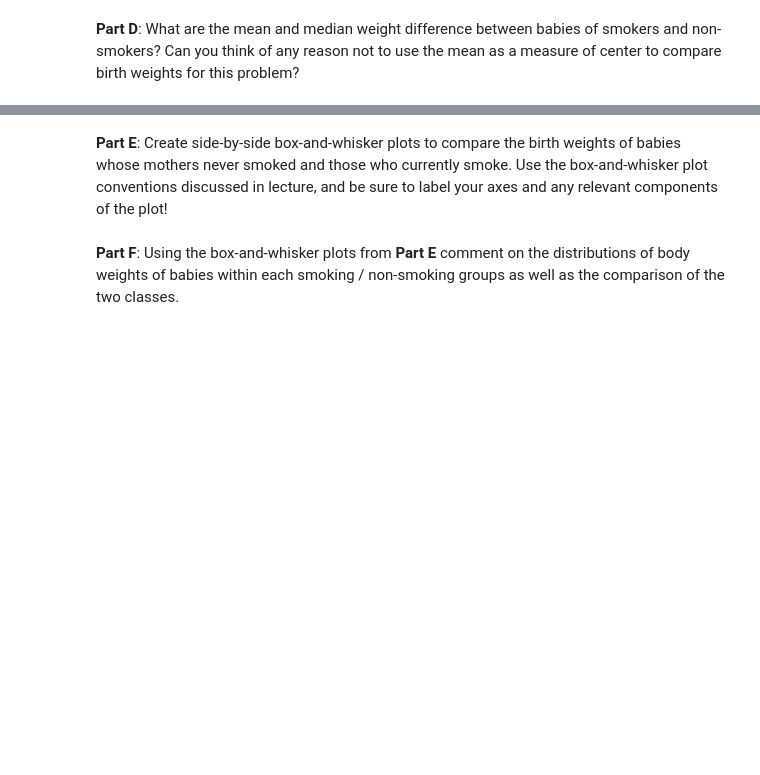
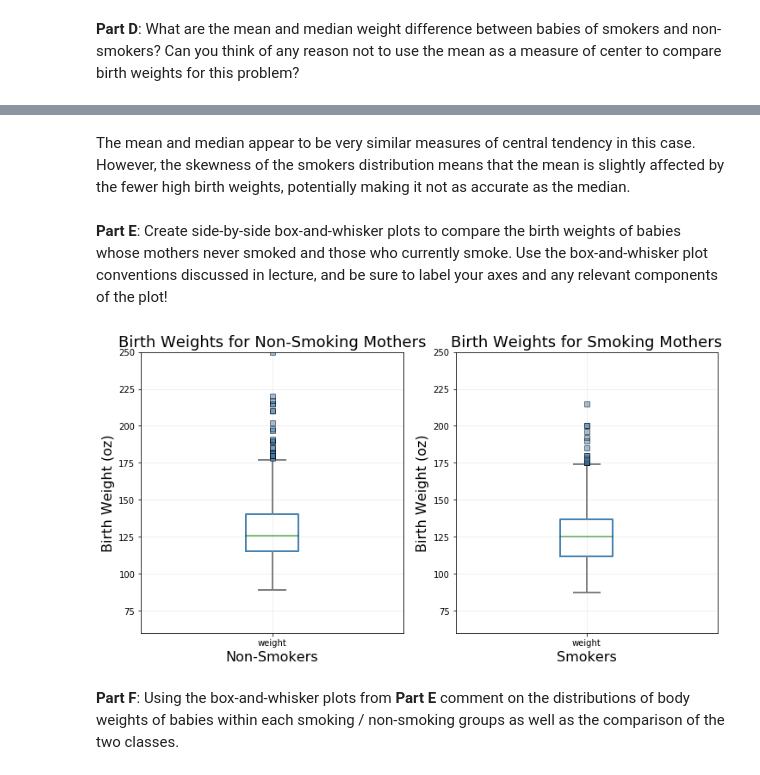
Before and after one commit to tannerbobak/csci3022, a Jupyter notebook: hmwk02_Bobak_Tanner.ipynb, the cells around one changed output, grey strips where cells are left out. Drawn from its saved outputs; the diff is of its cells as text; code cells hidden in the pictures; blank space fills up the shorter version.

```diff
--- a/hmwk02_Bobak_Tanner.ipynb
+++ b/hmwk02_Bobak_Tanner.ipynb
@@ -56,4 +161,65 @@ df.head(10)
+# %% [markdown]
+The mean and median appear to be very similar measures of central tendency in this case. However, the skewness of the smokers distribution means that the mean is slightly affected by the fewer high birth weights, potentially making it not as accurate as the median.
 # %% [markdown]
 **Part E**: Create side-by-side box-and-whisker plots to compare the birth weights of babies whose mothers never smoked and those who currently smoke.  Use the box-and-whisker plot conventions discussed in lecture, and be sure to label your axes and any relevant components of the plot!
+# %%
+# Initialize figure
+fig, ax = plt.subplots(nrows=1, ncols=2, figsize=(12,6))
+
+# Plot histogram, but this time return dictionary of style parameters for modification after the fact
+bp = dfBabiesNoSmoke.boxplot(column="weight", ax=ax[0], widths=[.2], return_type='dict');
+bp1 = dfBabiesSmoke.boxplot(column="weight", ax=ax[1], widths=[.2], return_type='dict');
+
+# ---------------------------------------
+# Set properties of various parts of plot
+# ---------------------------------------
+
+# Change properties of boxes
+for box in bp['boxes']:
+    box.set(color='steelblue', linewidth=2)
+for box in bp1['boxes']:
+    box.set(color='steelblue', linewidth=2)
+
+# Change properties of whiskers
+for whisker in bp['whiskers']:
+    whisker.set(color='gray', linewidth=2)
+for whisker in bp1['whiskers']:
+    whisker.set(color='gray', linewidth=2)
+
+# Change properties of caps
+for cap in bp['caps']:
+    cap.set(color='gray', linewidth=2)
+for cap in bp1['caps']:
+    cap.set(color='gray', linewidth=2)
+
+# Change properties of median
+for cap in bp['medians']:
+    cap.set(color='green', linewidth=2, alpha=0.5)
+for cap in bp1['medians']:
+    cap.set(color='green', linewidth=2, alpha=0.5)
+
+# Change properties of fliers (outliers)
+for flier in bp['fliers']:
+    flier.set(markerfacecolor='steelblue', linewidth=2, marker='s', markersize=6, alpha=0.5)
+for flier in bp1['fliers']:
+    flier.set(markerfacecolor='steelblue', linewidth=2, marker='s', markersize=6, alpha=0.5)
+
+# Set title and vertical axis label
+ax[0].set_title('Birth Weights for Non-Smoking Mothers', fontsize=18)
+ax[0].set_ylabel("Birth Weight (oz)", fontsize=16)
+ax[0].set_xlabel("Non-Smokers", fontsize=16)
+ax[1].set_title('Birth Weights for Smoking Mothers', fontsize=18)
+ax[1].set_ylabel("Birth Weight (oz)", fontsize=16)
+ax[1].set_xlabel("Smokers", fontsize=16)
+
+# Limits
+ax[0].set_ylim([60,250])
+ax[1].set_ylim([60,250])
+
+# Make grid-lines lighter
+ax[0].grid(alpha=0.25)
+ax[1].grid(alpha=0.25)
+# %% [output]
+[figure, added]
 # %% [markdown]
 **Part F**: Using the box-and-whisker plots from **Part E** comment on the distributions of body weights of babies within each smoking / non-smoking groups as well as the comparison of the two classes.
```
Also changed, not shown: parts of 25 cells of this notebook, 9 other files.
